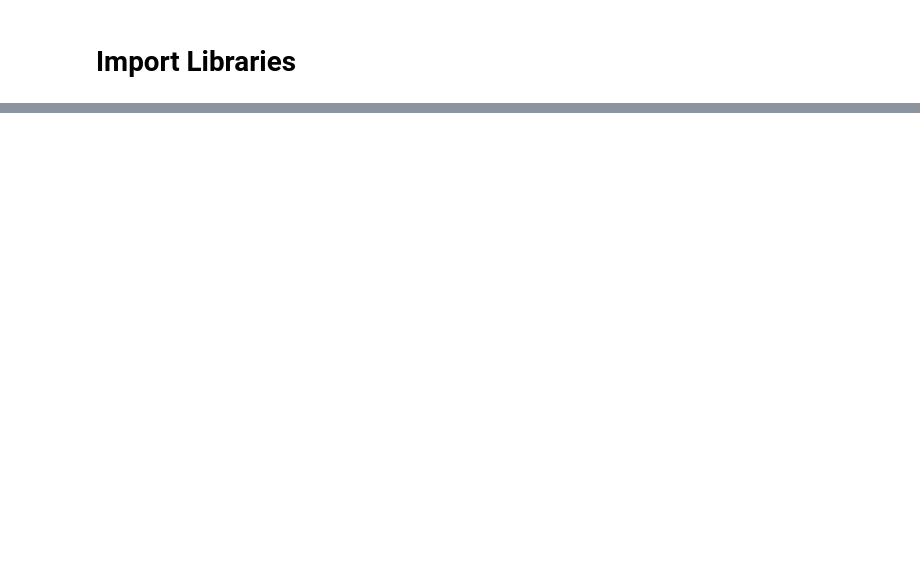
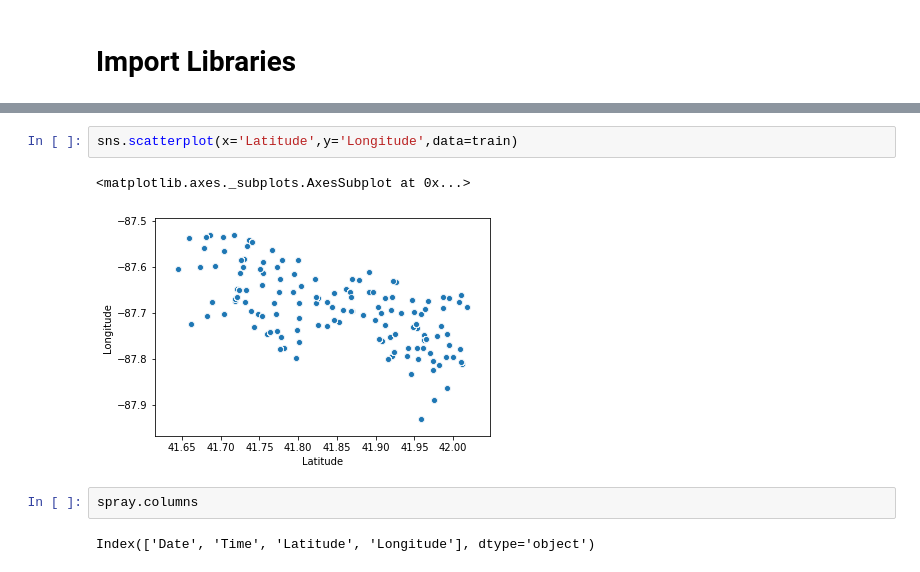
Before and after one commit to bearylogical/west_nile_colab, a Jupyter notebook: 01_EDA.ipynb, the cells around one changed output, grey strips where cells are left out. Cells and saved outputs as stored; diff of their text form; blank space fills up the shorter version.

Commit message:
some EDA on spray data

```diff
--- a/01_EDA.ipynb
+++ b/01_EDA.ipynb
@@ -29,0 +23,9 @@ Name: 1, dtype: object
+# %%
+sns.scatterplot(x='Latitude',y='Longitude',data=train)
+# %% [output]
+<matplotlib.axes._subplots.AxesSubplot at 0x...>
+[figure, added]
+# %%
+spray.columns
+# %% [output]
+Index(['Date', 'Time', 'Latitude', 'Longitude'], dtype='object')
```
Also changed, not shown: parts of 28 cells of this notebook, 1 other file.
